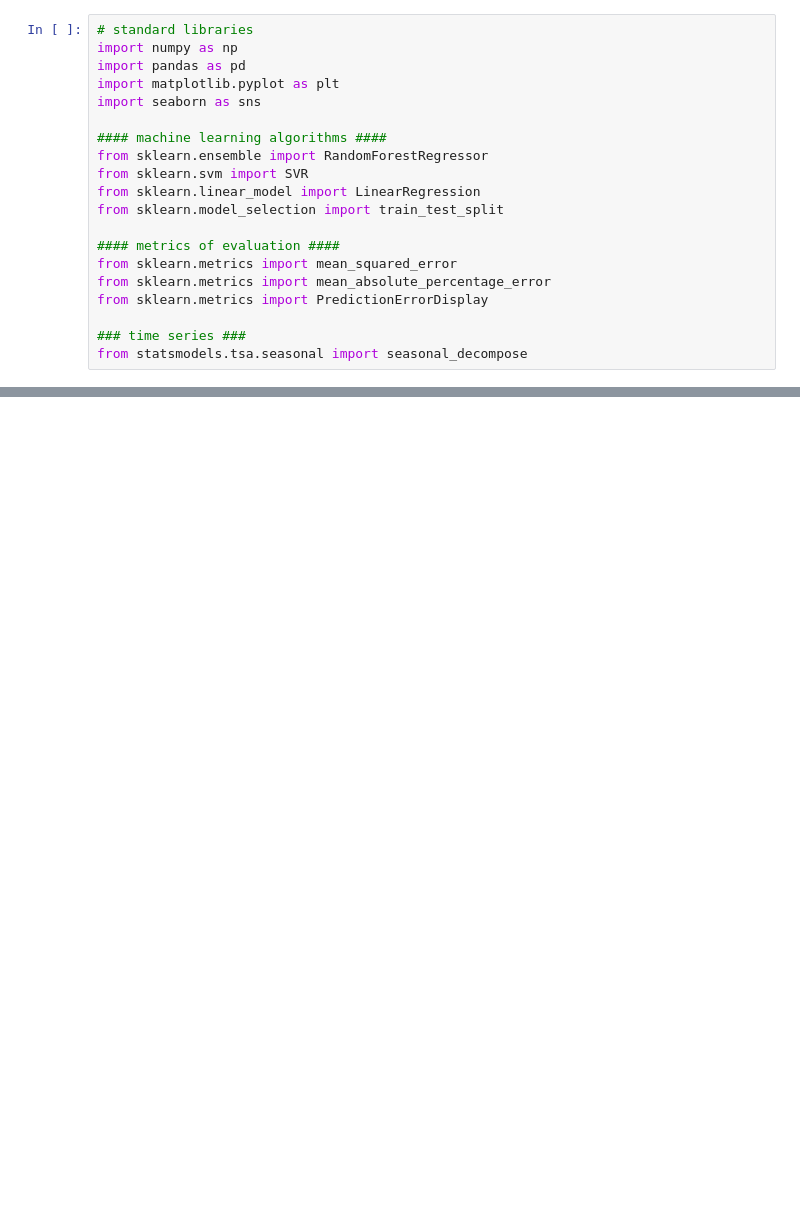
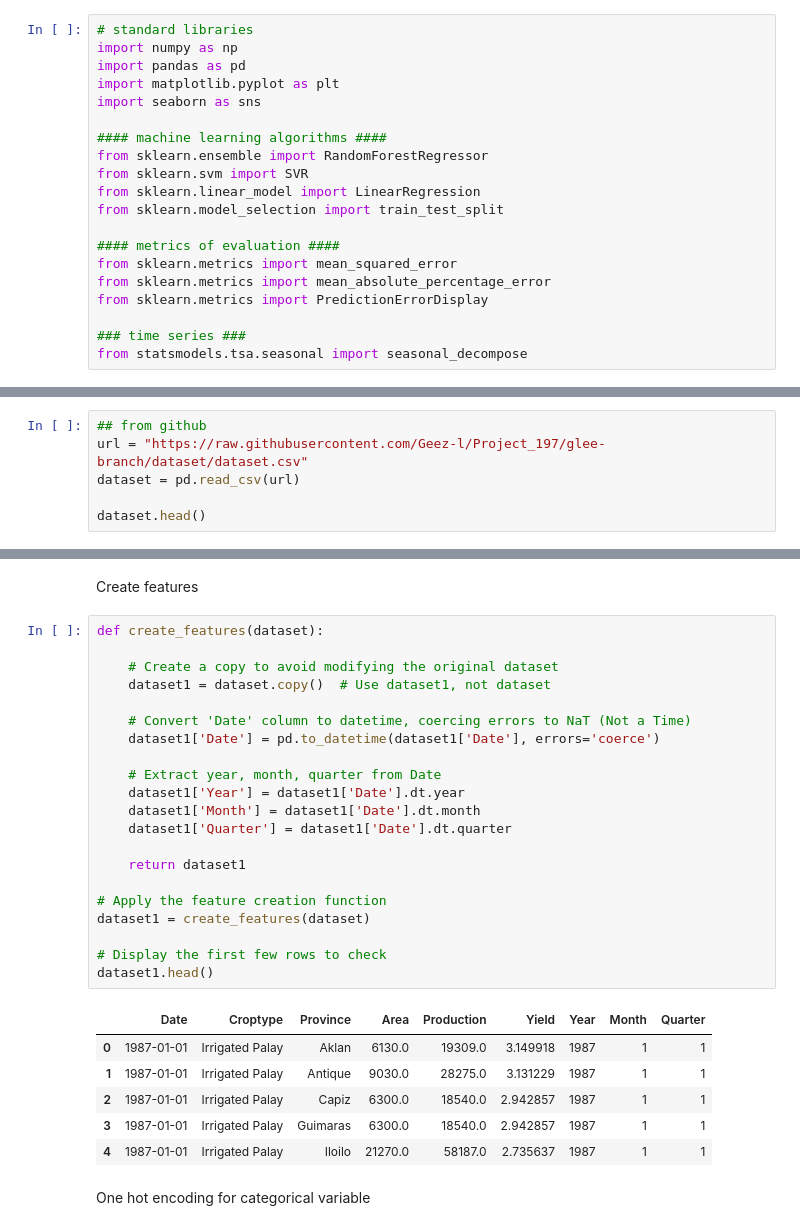
Before and after one commit to kazeulo/Project_197, a Jupyter notebook: Linear_regression.ipynb, the cells around one changed output, grey strips where cells are left out. Cells and saved outputs as stored; diff of their text form; blank space fills up the shorter version.

```diff
--- a/Linear_regression.ipynb
+++ b/Linear_regression.ipynb
@@ -265,0 +35,6 @@ plt.show()
+# %%
+## from github
+url = "https://raw.githubusercontent.com/Geez-l/Project_197/glee-branch/dataset/dataset.csv"
+dataset = pd.read_csv(url)
+
+dataset.head()
@@ -265,0 +61,32 @@ plt.show()
+# %% [markdown]
+Create features
+# %%
+def create_features(dataset):
+
+    # Create a copy to avoid modifying the original dataset
+    dataset1 = dataset.copy()  # Use dataset1, not dataset
+
+    # Convert 'Date' column to datetime, coercing errors to NaT (Not a Time)
+    dataset1['Date'] = pd.to_datetime(dataset1['Date'], errors='coerce')
+
+    # Extract year, month, quarter from Date
+    dataset1['Year'] = dataset1['Date'].dt.year
+    dataset1['Month'] = dataset1['Date'].dt.month
+    dataset1['Quarter'] = dataset1['Date'].dt.quarter
+
+    return dataset1
+
+# Apply the feature creation function
+dataset1 = create_features(dataset)
+
+# Display the first few rows to check
+dataset1.head()
+# %% [output]
+|  | Date | Croptype | Province | Area | Production | Yield | Year | Month | Quarter |
+| 0 | 1987-01-01 | Irrigated Palay | Aklan | 6130.0 | 19309.0 | 3.149918 | 1987 | 1 | 1 |
+| 1 | 1987-01-01 | Irrigated Palay | Antique | 9030.0 | 28275.0 | 3.131229 | 1987 | 1 | 1 |
+| 2 | 1987-01-01 | Irrigated Palay | Capiz | 6300.0 | 18540.0 | 2.942857 | 1987 | 1 | 1 |
+| 3 | 1987-01-01 | Irrigated Palay | Guimaras | 6300.0 | 18540.0 | 2.942857 | 1987 | 1 | 1 |
+| 4 | 1987-01-01 | Irrigated Palay | Iloilo | 21270.0 | 58187.0 | 2.735637 | 1987 | 1 | 1 |
+# %% [markdown]
+One hot encoding for categorical variable
```
Also changed, not shown: parts of 59 cells of this notebook.
